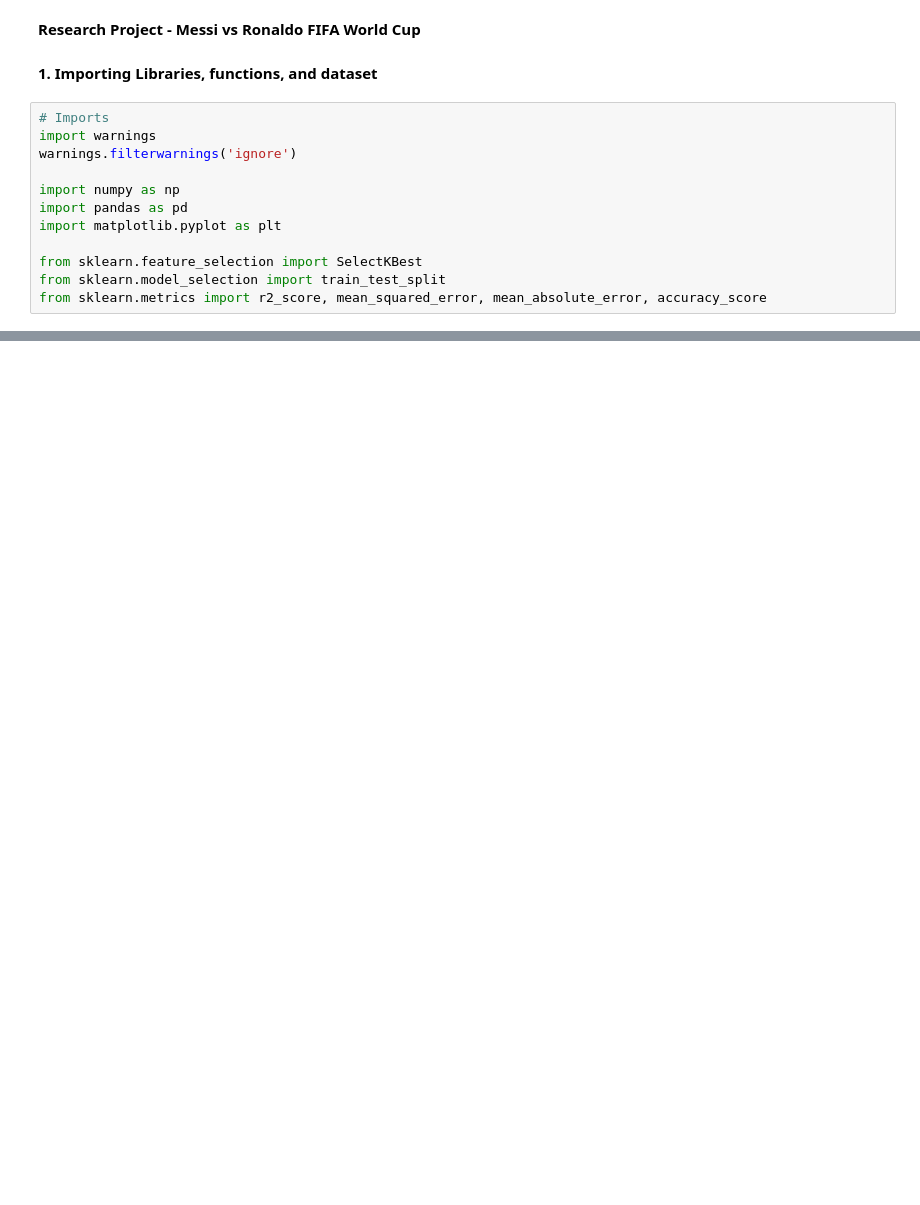
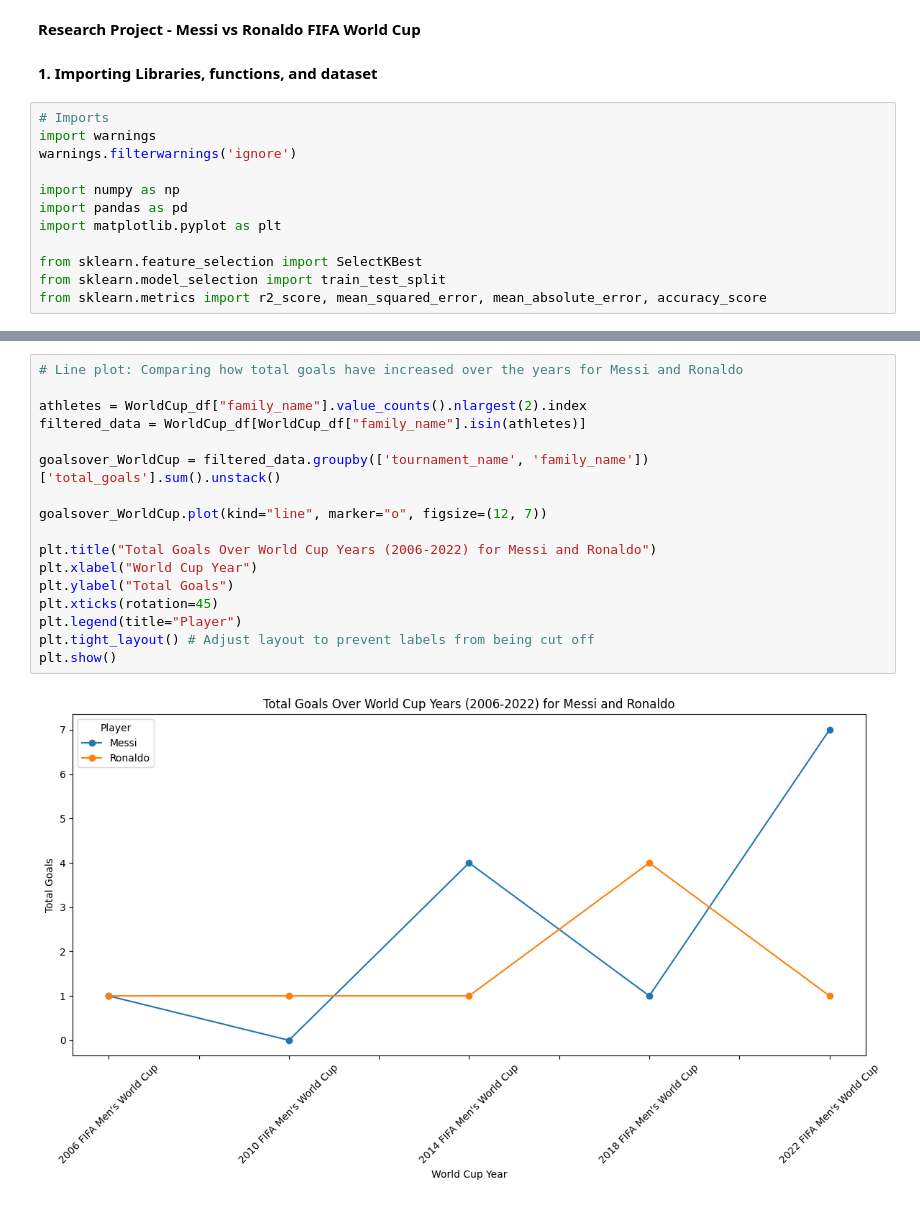
Before and after one commit to fideliseshun/DSRP-Research-Project, a Jupyter notebook: DSRP_Research_Project_Messi_vs_Ronaldo_FIFA_World_Cup.ipynb, the cells around one changed output, grey strips where cells are left out. Saved outputs shown, nothing was run; the diff lists cells and outputs as text; blank space fills up the shorter version.

```diff
--- a/DSRP_Research_Project_Messi_vs_Ronaldo_FIFA_World_Cup.ipynb
+++ b/DSRP_Research_Project_Messi_vs_Ronaldo_FIFA_World_Cup.ipynb
@@ -63,0 +96,19 @@ print(ronaldo_data["minutes_played"].sum())
+# %%
+# Line plot: Comparing how total goals have increased over the years for Messi and Ronaldo
+
+athletes = WorldCup_df["family_name"].value_counts().nlargest(2).index
+filtered_data = WorldCup_df[WorldCup_df["family_name"].isin(athletes)]
+
+goalsover_WorldCup = filtered_data.groupby(['tournament_name', 'family_name'])['total_goals'].sum().unstack()
+
+goalsover_WorldCup.plot(kind="line", marker="o", figsize=(12, 7))
+
+plt.title("Total Goals Over World Cup Years (2006-2022) for Messi and Ronaldo")
+plt.xlabel("World Cup Year")
+plt.ylabel("Total Goals")
+plt.xticks(rotation=45)
+plt.legend(title="Player")
+plt.tight_layout() # Adjust layout to prevent labels from being cut off
+plt.show()
+# %% [output]
+[figure, added]
```
Also changed, not shown: parts of 6 cells of this notebook.
